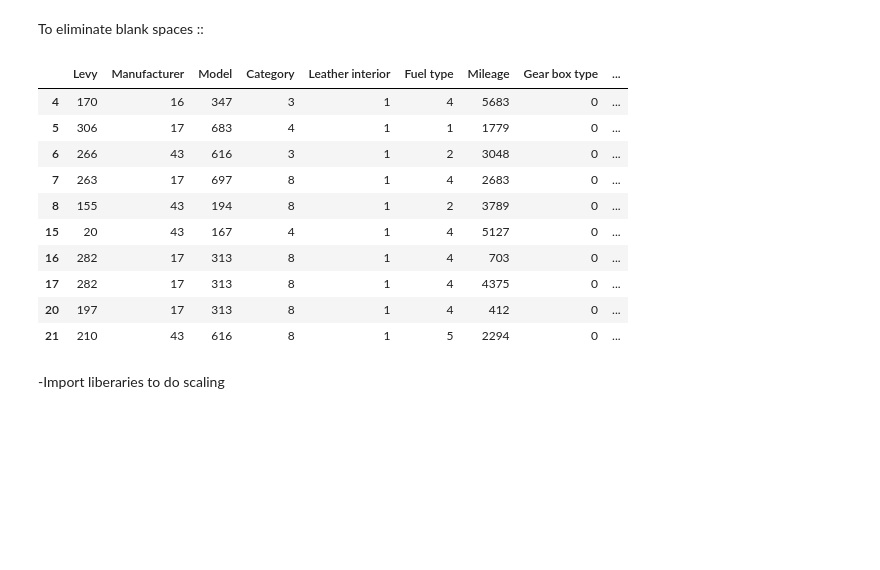
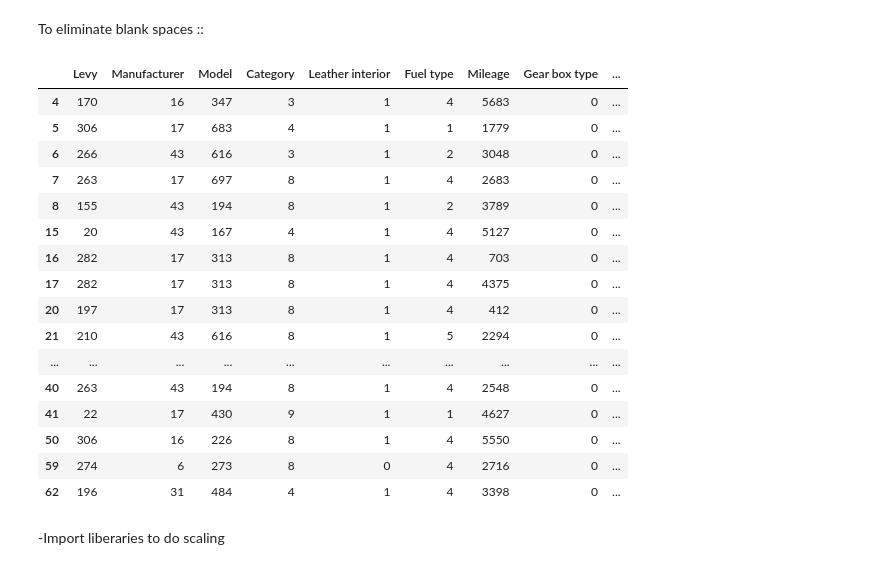
Before and after one commit to MounirReda/car-price-prediction, a Jupyter notebook: car-price-prediction-dv.ipynb, the cells around one changed output. Drawn from its saved outputs; the diff is of its cells as text; code cells hidden in the pictures; blank space fills up the shorter version.

```diff
--- a/car-price-prediction-dv.ipynb
+++ b/car-price-prediction-dv.ipynb
@@ -209,20 +209,26 @@ Total Outliers in Age are :27-0.34%
 # %% [markdown]
 To eliminate blank spaces ::
 # %%
-car_df["Levy"]=car_df["Levy"].replace('-',' ')
-car_df.head(10)
+car_df["Levy"]=car_df["Levy"].replace('-',0)
+car_df.head(20)
 # %% [output]
 |  | Levy | Manufacturer | Model | Category | Leather interior | Fuel type | Mileage | Gear box type | ... |
 | 4 | 170 | 16 | 347 | 3 | 1 | 4 | 5683 | 0 | ... |
 | 5 | 306 | 17 | 683 | 4 | 1 | 1 | 1779 | 0 | ... |
 | 6 | 266 | 43 | 616 | 3 | 1 | 2 | 3048 | 0 | ... |
 | 7 | 263 | 17 | 697 | 8 | 1 | 4 | 2683 | 0 | ... |
 | 8 | 155 | 43 | 194 | 8 | 1 | 2 | 3789 | 0 | ... |
 | 15 | 20 | 43 | 167 | 4 | 1 | 4 | 5127 | 0 | ... |
 | 16 | 282 | 17 | 313 | 8 | 1 | 4 | 703 | 0 | ... |
 | 17 | 282 | 17 | 313 | 8 | 1 | 4 | 4375 | 0 | ... |
 | 20 | 197 | 17 | 313 | 8 | 1 | 4 | 412 | 0 | ... |
 | 21 | 210 | 43 | 616 | 8 | 1 | 5 | 2294 | 0 | ... |
+| ... | ... | ... | ... | ... | ... | ... | ... | ... | ... |
+| 40 | 263 | 43 | 194 | 8 | 1 | 4 | 2548 | 0 | ... |
+| 41 | 22 | 17 | 430 | 9 | 1 | 1 | 4627 | 0 | ... |
+| 50 | 306 | 16 | 226 | 8 | 1 | 4 | 5550 | 0 | ... |
+| 59 | 274 | 6 | 273 | 8 | 0 | 4 | 2716 | 0 | ... |
+| 62 | 196 | 31 | 484 | 4 | 1 | 4 | 3398 | 0 | ... |
 # %% [markdown]
 -Import liberaries to do scaling
 # %%
```
Also changed, not shown: parts of 3 cells of this notebook.
